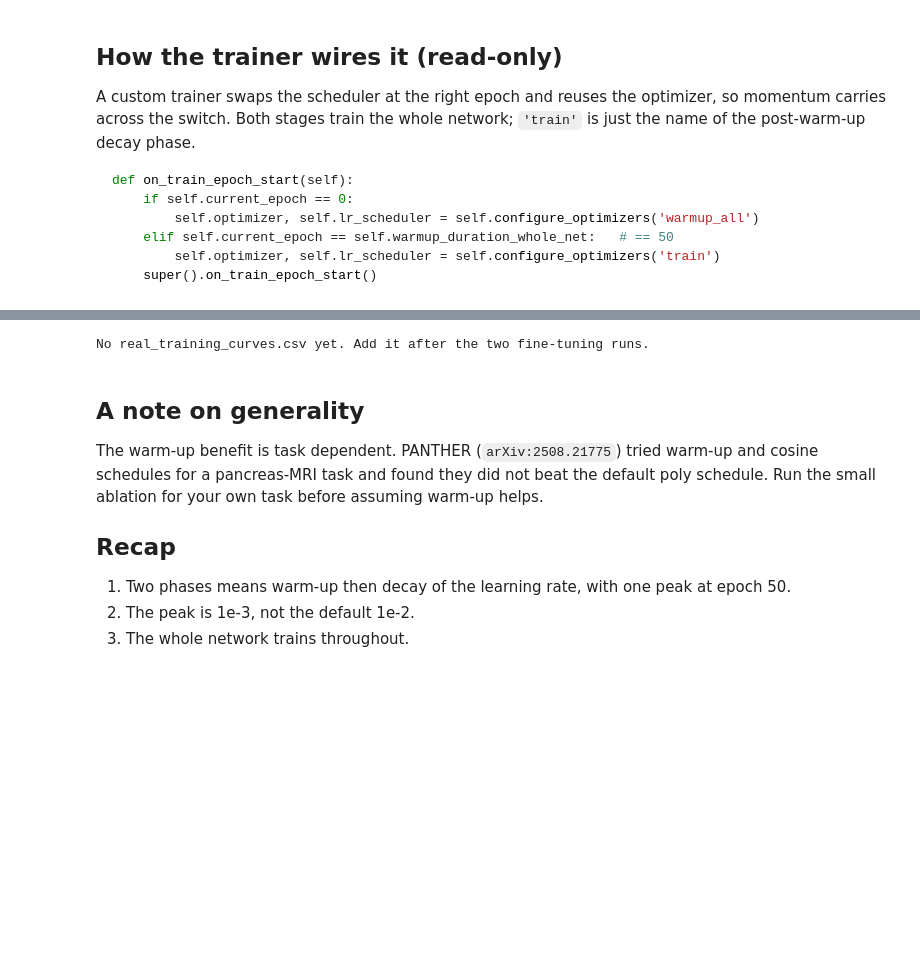
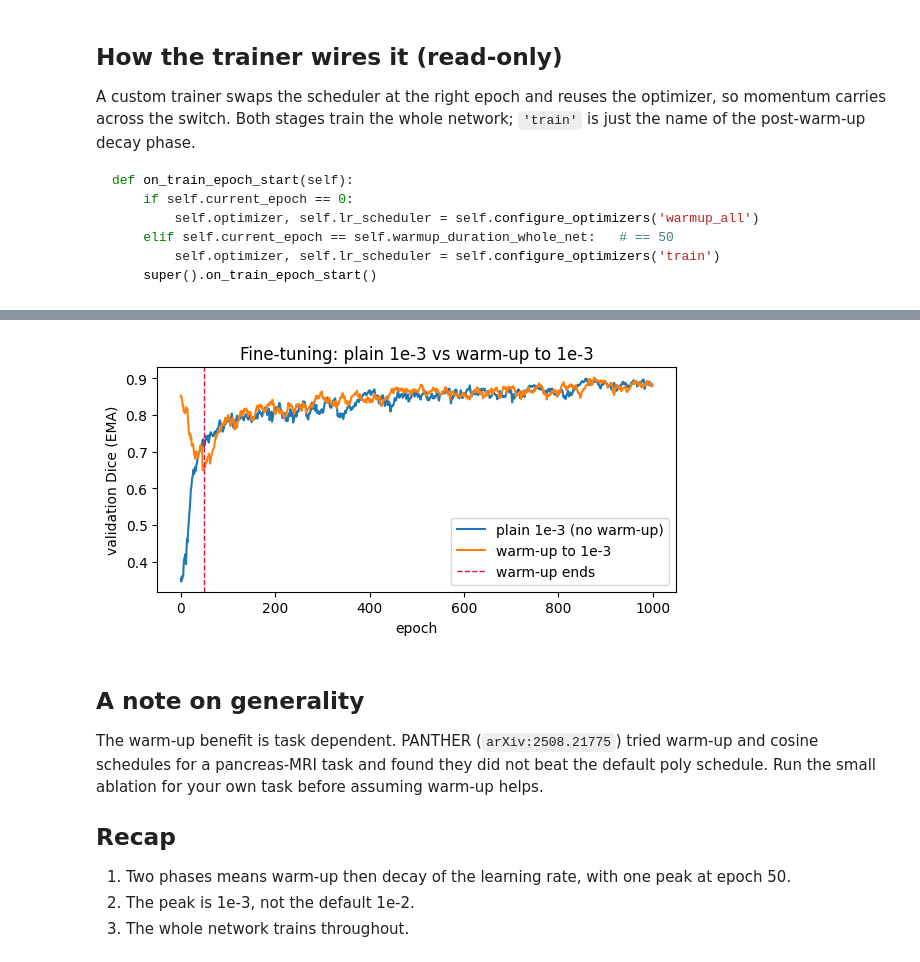
Before and after one commit to Kappapapa123/internal-mini-course, a Jupyter notebook: notebooks/03_training_protocol.ipynb, the cells around one changed output, grey strips where cells are left out. Cells and saved outputs as stored; diff of their text form; code cells hidden in the pictures; blank space fills up the shorter version.

```diff
--- a/notebooks/03_training_protocol.ipynb
+++ b/notebooks/03_training_protocol.ipynb
@@ -96,19 +94,20 @@ For the evidence table, paste the screenshot of Table 2 from the TBI paper (`arX
 # %%
 import csv
 p = PRE / 'real_training_curves.csv'
 if p.exists():
     rows = list(csv.DictReader(p.open()))
     ep = [int(r['epoch']) for r in rows]
     fig, ax = plt.subplots(figsize=(6, 3.2))
-    ax.plot(ep, [float(r['naive']) for r in rows], label='default (1e-2)')
+    ax.plot(ep, [float(r['plain']) for r in rows], label='plain 1e-3 (no warm-up)')
     ax.plot(ep, [float(r['warmup']) for r in rows], label='warm-up to 1e-3')
     ax.axvline(WARMUP, color='crimson', ls='--', lw=1, label='warm-up ends')
-    ax.set_xlabel('epoch'); ax.set_ylabel('loss'); ax.legend(); fig.tight_layout()
+    ax.set_xlabel('epoch'); ax.set_ylabel('validation Dice (EMA)'); ax.legend()
+    ax.set_title('Fine-tuning: plain 1e-3 vs warm-up to 1e-3'); fig.tight_layout()
     plt.show()
 else:
     print('No real_training_curves.csv yet. Add it after the two fine-tuning runs.')
 # %% [output]
-No real_training_curves.csv yet. Add it after the two fine-tuning runs.
+[figure, added]
 # %% [markdown]
 ## A note on generality
 
```
Also changed, not shown: parts of 2 cells of this notebook, 5 other files.
